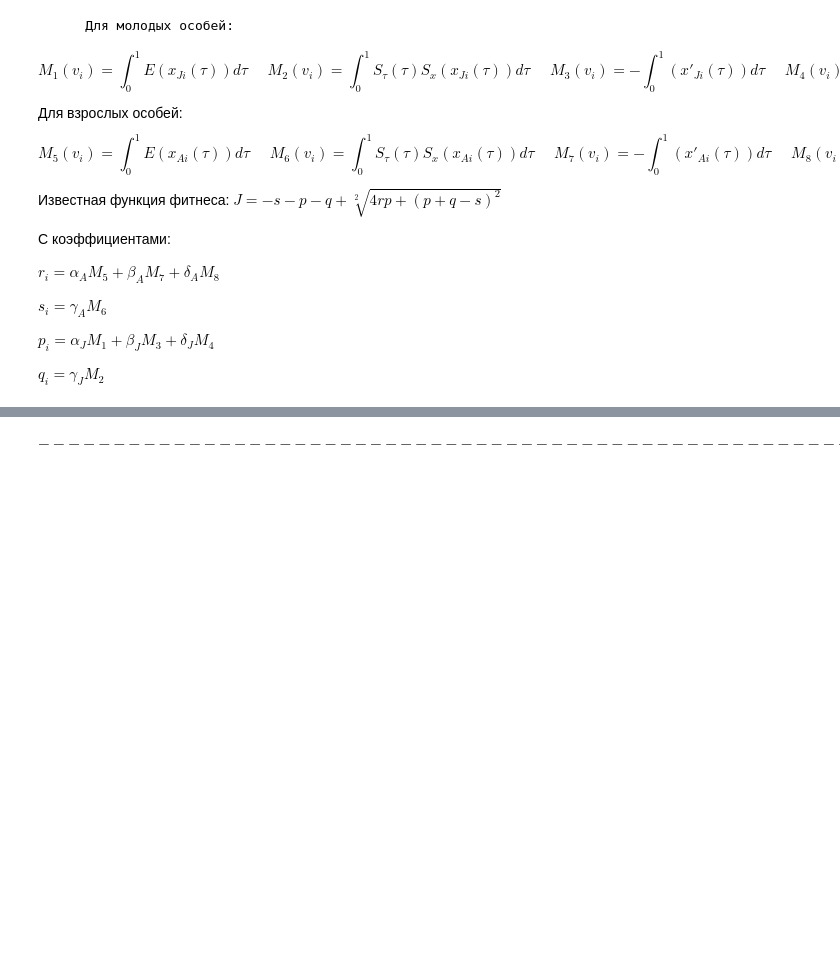
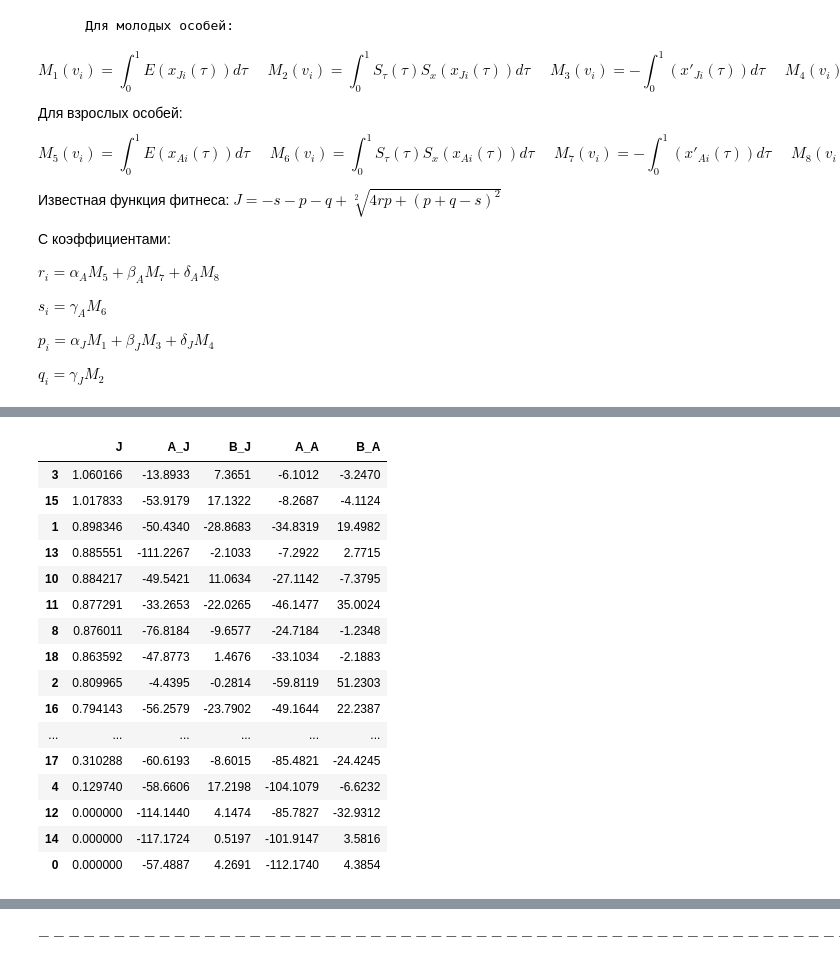
Before and after one commit to Breketov/MMPO, a Jupyter notebook: MMPO.ipynb, the cells around one changed output, grey strips where cells are left out. Cells and saved outputs as stored; diff of their text form; code cells hidden in the pictures; blank space fills up the shorter version.

```diff
--- a/MMPO.ipynb
+++ b/MMPO.ipynb
@@ -203,0 +214,27 @@ data_J
+# %%
+""" import pandas as pd
+# Сортируем фитнесс
+def sort_fit():
+   data_strat = fitness(Nmax)
+   sort_data_strat = data_strat.sort_values(by = 'J', ascending=False)
+   return sort_data_strat
+data_strat = sort_fit()
+data_strat """
+# %% [output]
+|  | J | A_J | B_J | A_A | B_A |
+| 3 | 1.060166 | -13.8933 | 7.3651 | -6.1012 | -3.2470 |
+| 15 | 1.017833 | -53.9179 | 17.1322 | -8.2687 | -4.1124 |
+| 1 | 0.898346 | -50.4340 | -28.8683 | -34.8319 | 19.4982 |
+| 13 | 0.885551 | -111.2267 | -2.1033 | -7.2922 | 2.7715 |
+| 10 | 0.884217 | -49.5421 | 11.0634 | -27.1142 | -7.3795 |
+| 11 | 0.877291 | -33.2653 | -22.0265 | -46.1477 | 35.0024 |
+| 8 | 0.876011 | -76.8184 | -9.6577 | -24.7184 | -1.2348 |
+| 18 | 0.863592 | -47.8773 | 1.4676 | -33.1034 | -2.1883 |
+| 2 | 0.809965 | -4.4395 | -0.2814 | -59.8119 | 51.2303 |
+| 16 | 0.794143 | -56.2579 | -23.7902 | -49.1644 | 22.2387 |
+| ... | ... | ... | ... | ... | ... |
+| 17 | 0.310288 | -60.6193 | -8.6015 | -85.4821 | -24.4245 |
+| 4 | 0.129740 | -58.6606 | 17.2198 | -104.1079 | -6.6232 |
+| 12 | 0.000000 | -114.1440 | 4.1474 | -85.7827 | -32.9312 |
+| 14 | 0.000000 | -117.1724 | 0.5197 | -101.9147 | 3.5816 |
+| 0 | 0.000000 | -57.4887 | 4.2691 | -112.1740 | 4.3854 |
```
Also changed, not shown: parts of 5 cells of this notebook, 2 other files.
